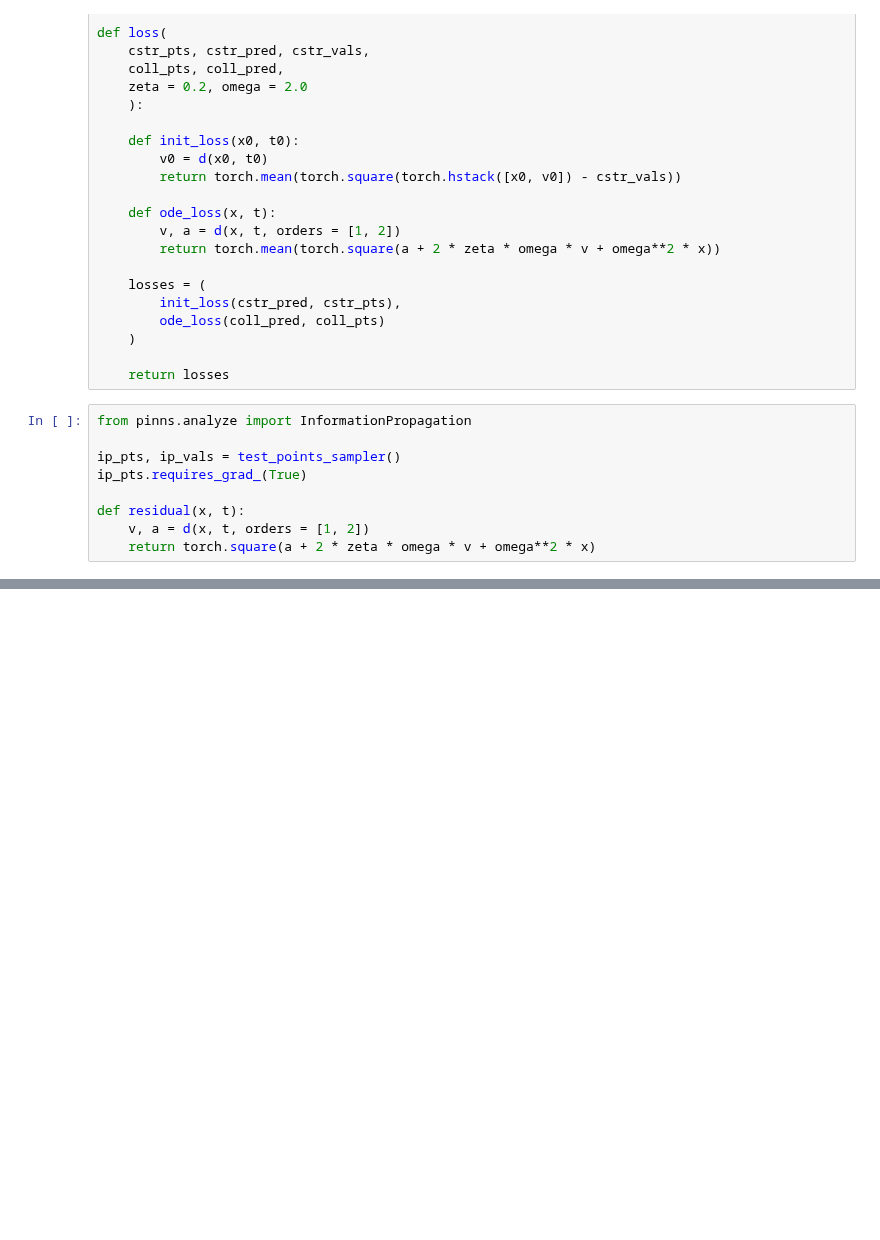
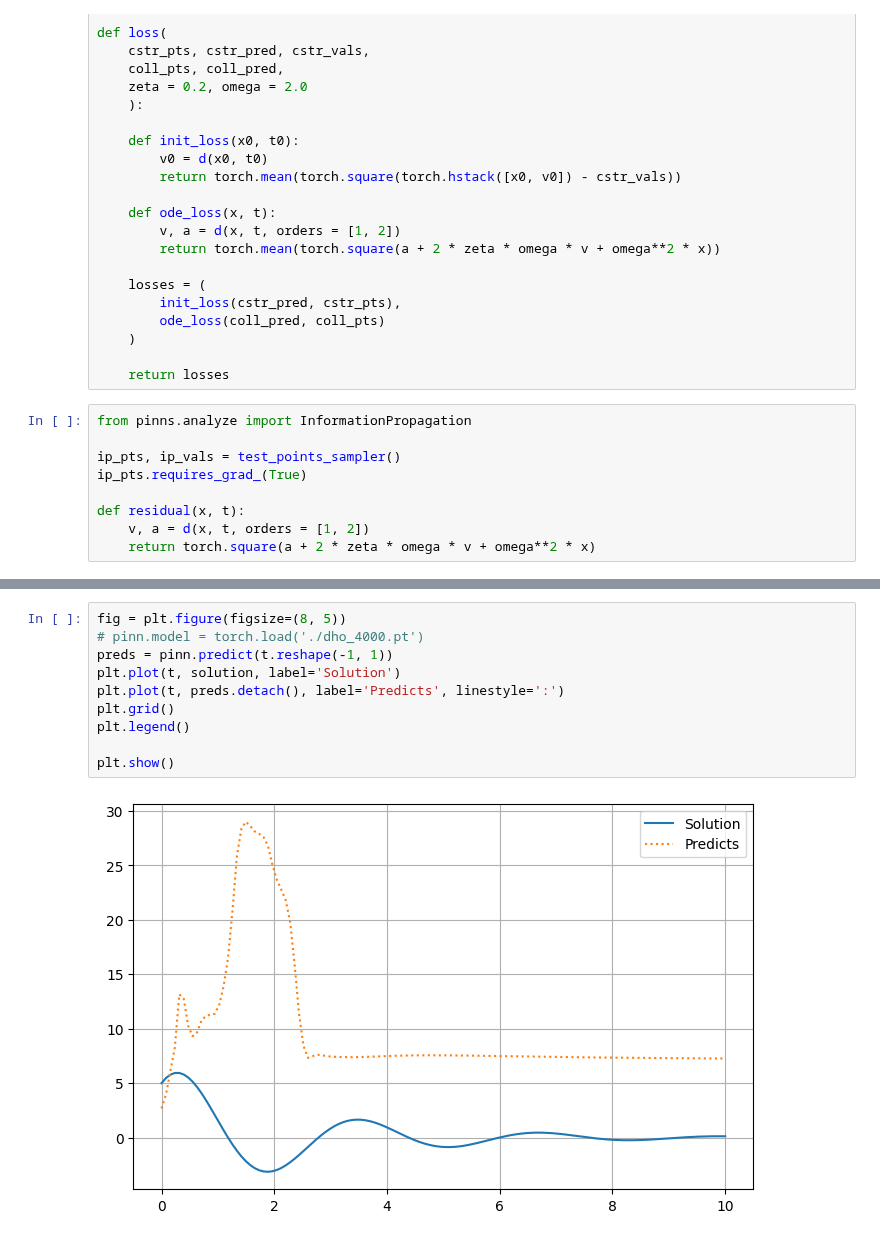
Before and after one commit to DaniilLaptev/pinns, a Jupyter notebook: experiments/information propagation/damped harmonic oscillator.ipynb, the cells around one changed output, grey strips where cells are left out. Drawn from its saved outputs; the diff is of its cells as text; blank space fills up the shorter version.

```diff
--- a/experiments/information propagation/damped harmonic oscillator.ipynb
+++ b/experiments/information propagation/damped harmonic oscillator.ipynb
@@ -141,0 +151,12 @@ ip.plot(iterations=trainer.iter)
+# %%
+fig = plt.figure(figsize=(8, 5))
+# pinn.model = torch.load('./dho_4000.pt')
+preds = pinn.predict(t.reshape(-1, 1))
+plt.plot(t, solution, label='Solution')
+plt.plot(t, preds.detach(), label='Predicts', linestyle=':')
+plt.grid()
+plt.legend()
+
+plt.show()
+# %% [output]
+[figure, added]
```
Also changed, not shown: parts of 6 cells of this notebook, 6 other files.
